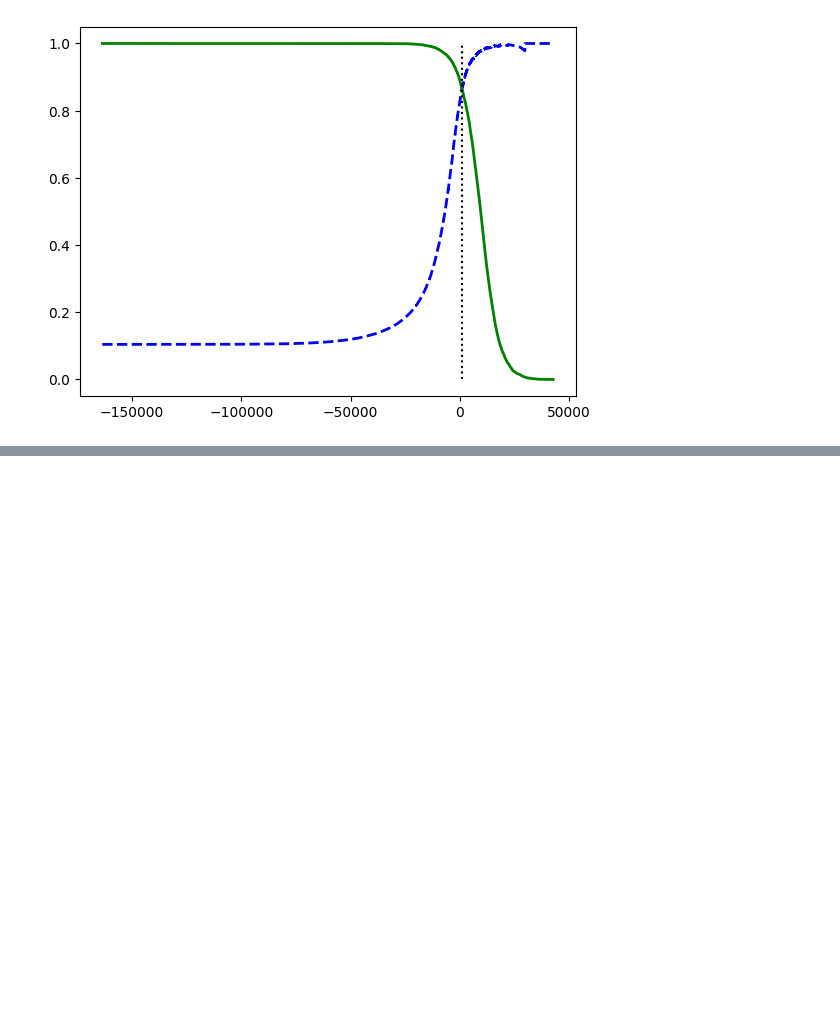
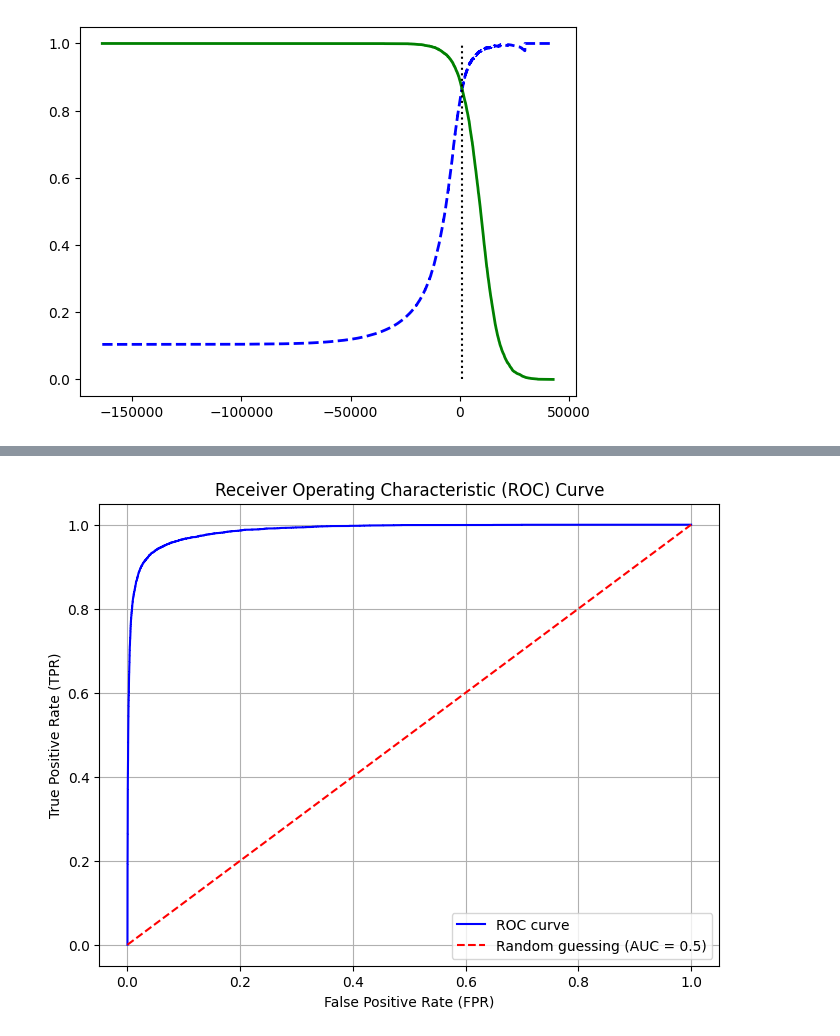
Before and after one commit to TevinAchong/hands-on-ml, a Jupyter notebook: chapter_03/chapter_03_cleaned.ipynb, the cells around one changed output, grey strips where cells are left out. Cells and saved outputs as stored; diff of their text form; code cells hidden in the pictures; blank space fills up the shorter version.

```diff
--- a/chapter_03/chapter_03_cleaned.ipynb
+++ b/chapter_03/chapter_03_cleaned.ipynb
@@ -313,0 +379,13 @@ Recall: 0.15849960095770152
+# %%
+# Plot the ROC curve
+plt.figure(figsize=(8, 6))
+plt.plot(false_pos_rates, true_pos_rates, label=f"ROC curve", color="blue")
+plt.plot([0, 1], [0, 1], 'k--', label="Random guessing (AUC = 0.5)", color="red")
+plt.xlabel("False Positive Rate (FPR)")
+plt.ylabel("True Positive Rate (TPR)")
+plt.title("Receiver Operating Characteristic (ROC) Curve")
+plt.legend()
+plt.grid()
+plt.show()
+# %% [output]
+[figure, added]
```
Also changed, not shown: parts of 35 cells of this notebook.
